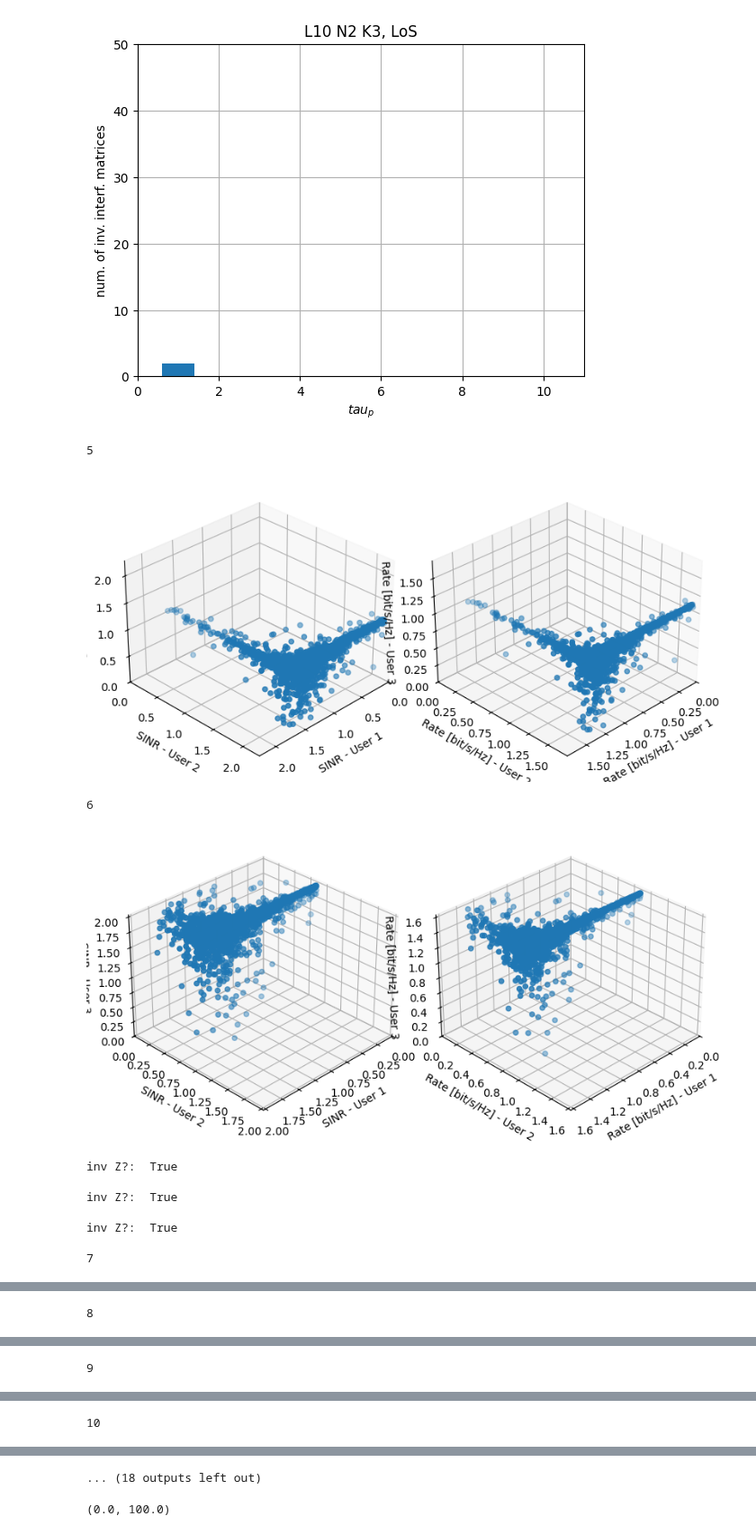
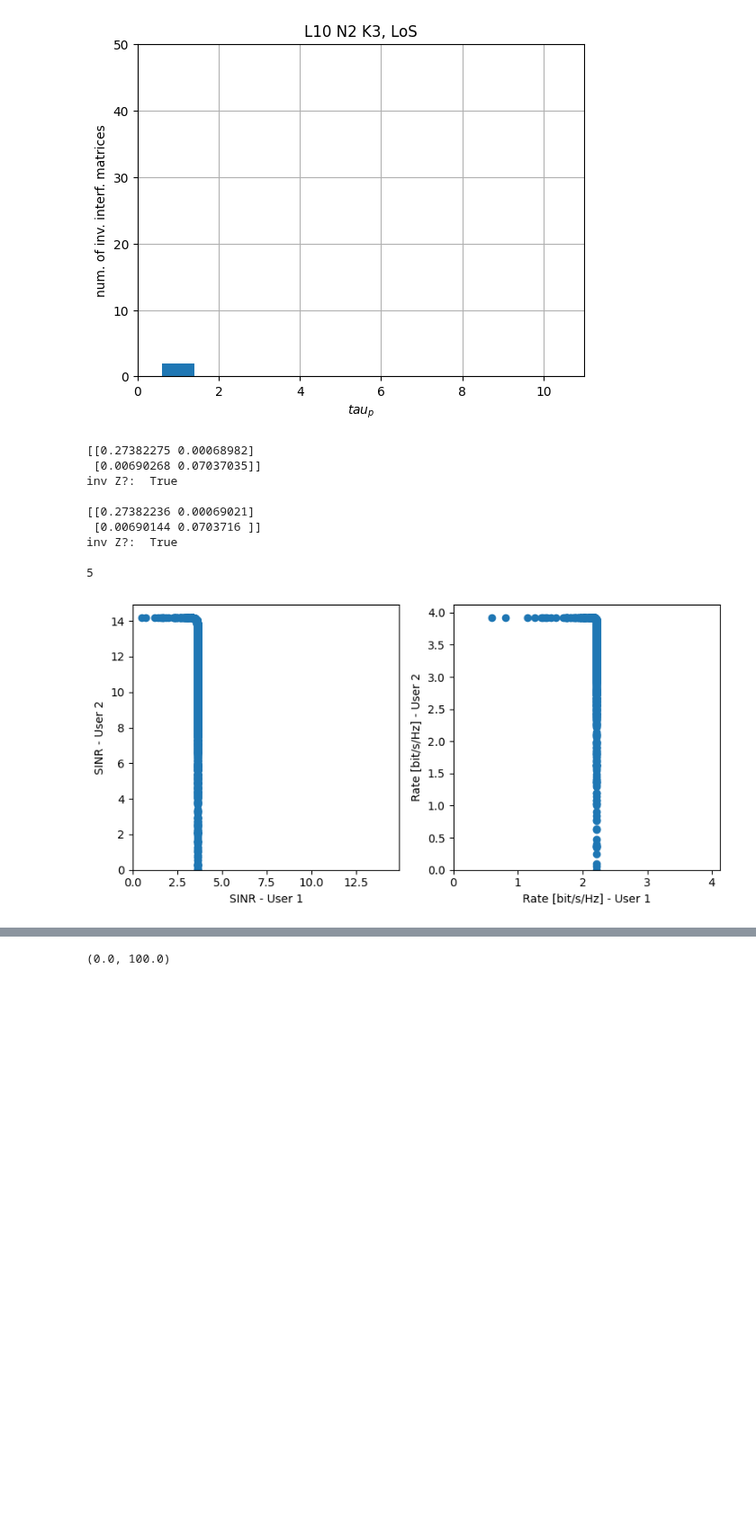
Before and after one commit to isabel-vs/masterthesis, a Jupyter notebook: RateRegions/sinr_region.ipynb, the cells around one changed output, grey strips where cells are left out. Shown at 90% size. Saved outputs shown, nothing was run; the diff lists cells and outputs as text; code cells hidden in the pictures; blank space fills up the shorter version.

```diff
--- a/RateRegions/sinr_region.ipynb
+++ b/RateRegions/sinr_region.ipynb
@@ -17,9 +17,9 @@ network_params = {"realizations": 200  #(200 originally) small scale realization
 area_params = {"delta_h": 10 # height difference
                     , "area": 100  # lxl Service Area
                     , "bandwidth": 100e6
-                    , "L": 4  # APs
-                    , "N": 4  # antennas per AP
-                    , "K": 3  # UEs
+                    , "L": 20  # APs
+                    , "N": 20  # antennas per AP
+                    , "K": 2  # UEs
                     , "carrier_frequency": 2000  # carrier frequency (MHz)
                     , "sigma_sf_los": 8  # Shadow fading LoS (dB)
                     , "AP_pos_rand": True
@@ -99,9 +99,9 @@ plt.show()
 [figure]
 # %%
 # i = 11
-area_block = pickle.load(open("Areas Sim/results_L4N4K3_rician0.pkl", "rb"))
+area_block = pickle.load(open("Areas Sim/results_L20N20K2_rician0.pkl", "rb"))
 
-for i in range(5,20):
+for i in range(5,6):
     inv_interf = True
     (R_block, B_block, HMean_block, kappa_block, UEpos_block, APpos_block) = area_block
 
@@ -126,7 +126,7 @@ for i in range(5,20):
     M_k = np.zeros((K,K,K))
     for k in range(K):
         M_k[k,:,:] = M + u @ A[:,k][:,np.newaxis].T
-        # print(M_k[k,:,:])
+        print(M_k[k,:,:])
         if funcs.is_invZ(M_k[k,:,:]) == False:
             inv_interf = False
             break
@@ -184,42 +184,41 @@ for i in range(5,20):
             ax2.set_zlabel("Rate [bit/s/Hz] - User 3", fontsize=10)
             ax2.set_xlim([0, max_rate + 0.05*max_rate])
             ax2.set_ylim([0, max_rate + 0.05*max_rate])
             ax2.set_zlim([0, max_rate + 0.05*max_rate])
             ax2.view_init(elev=30, azim=45)  # Set elevation to 30° and azimuth to 45°
 
             #(test)
             # ax1.scatter(0.935980, 2.528388, 1.226463, marker='X', linewidths=1)
             # ax2.scatter(0.660822, 1.261142, 0.800651, marker='X', linewidths=20)
 
         elif K==2:
-            fig, (ax1, ax2) = plt.subplots(1, 2, figsize=(4,2))
+            fig, (ax1, ax2) = plt.subplots(1, 2, figsize=(8,4))
             ax1.scatter(x,y)
 
-            ax1.plot([0,max_val], [0,max_val])
+            # ax1.plot([0,max_val], [0,max_val])
 
             ax1.set_xlabel("SINR - User 1", fontsize=10)
             ax1.set_ylabel("SINR - User 2", fontsize=10)
             ax1.set_xlim([0, max_val + 0.05*max_val])
             ax1.set_ylim([0, max_val + 0.05*max_val])
 
             ax2.scatter(rate_x, rate_y)
 
             ax2.set_xlabel("Rate [bit/s/Hz] - User 1", fontsize=10)
             ax2.set_ylabel("Rate [bit/s/Hz] - User 2", fontsize=10)
             ax2.set_xlim([0, max_rate + 0.05*max_rate])
             ax2.set_ylim([0, max_rate + 0.05*max_rate])
 
         plt.tight_layout()
         plt.show()
 # %% [output]
+[[0.27382275 0.00068982]
+ [0.00690268 0.07037035]]
+inv Z?:  True
+
+[[0.27382236 0.00069021]
+ [0.00690144 0.0703716 ]]
+inv Z?:  True
+
 5
-[figure, old version]
+[figure, new version]
-6
-[figure, removed]
-inv Z?:  True
-
-inv Z?:  True
-
-inv Z?:  True
-
-7
@@ -227 +224,0 @@ inv Z?:  True
-8
@@ -229 +224,0 @@ inv Z?:  True
-9
@@ -231 +224,0 @@ inv Z?:  True
-10
@@ -233,4 +225,3 @@ inv Z?:  True
-... (18 outputs left out)
 # %%
 K = area_params["K"]
 
```
Also changed, not shown: parts of 2 cells of this notebook, 5 other files.
